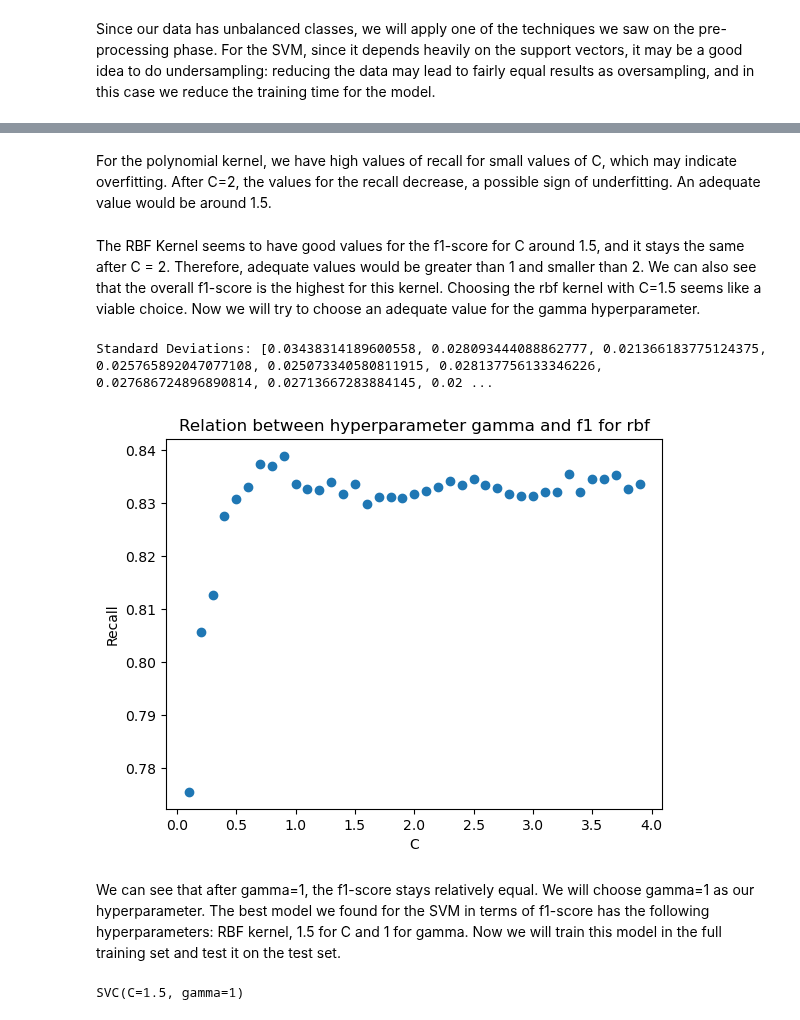
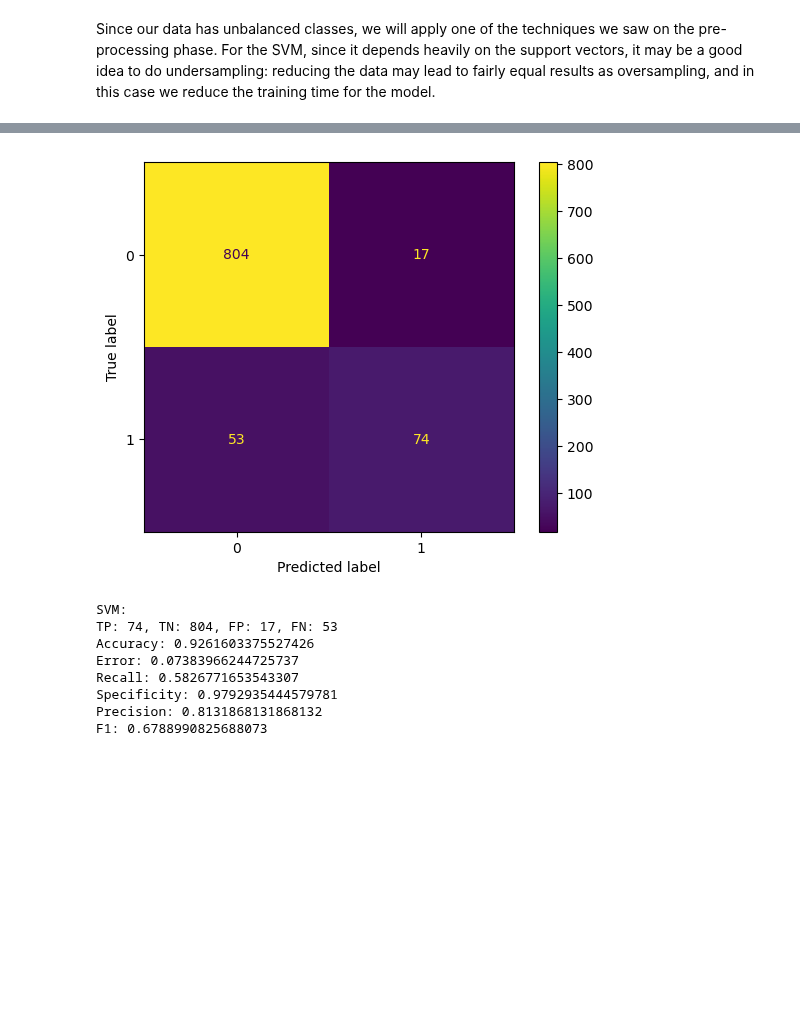
Before and after one commit to TheNoobGoda/ids-project, a Jupyter notebook: src/SVM.ipynb, the cells around one changed output, grey strips where cells are left out. Drawn from its saved outputs; the diff is of its cells as text; code cells hidden in the pictures; blank space fills up the shorter version.

```diff
--- a/src/SVM.ipynb
+++ b/src/SVM.ipynb
@@ -55,10 +110,10 @@ We created a function that will evaluate the final models that we will choose.
 # %%
-def evaluate(model, model_name):
-    predictions = model.predict(Xtest)
+def evaluate(model):
+    predictions = model.predict(X_test)
 
-    cm = metrics.confusion_matrix(ytest, predictions)
+    cm = metrics.confusion_matrix(y_test, predictions)
 
-    ConfusionMatrixDisplay.from_estimator(model, Xtest, ytest)
+    ConfusionMatrixDisplay.from_estimator(model, X_test, y_test)
     plt.show()
 
     tp = cm[1][1]
@@ -69,7 +124,7 @@ def evaluate(model, model_name):
     recall = tp/(tp+fn)
     precision = tp/(tp+fp)
 
-    print(f"{model_name} Kernel SVM:")
+    print(f"SVM:")
     print(f"TP: {tp}, TN: {tn}, FP: {fp}, FN: {fn}")
 
     print(f"Accuracy: {(tp+tn)/total}")
@@ -122,4 +135,0 @@ Aside from small variances, after C=1.5 the values for the f1-score with linear
-# %% [markdown]
-For the polynomial kernel, we have high values of recall for small values of C, which may indicate overfitting. After C=2, the values for the recall decrease, a possible sign of underfitting. An adequate value would be around 1.5.
-# %% [markdown]
-The RBF Kernel seems to have good values for the f1-score for C around 1.5, and it stays the same after C = 2. Therefore, adequate values would be greater than 1 and smaller than 2. We can also see that the overall f1-score is the highest for this kernel. Choosing the rbf kernel with C=1.5 seems like a viable choice. Now we will try to choose an adequate value for the gamma hyperparameter.
@@ -149,15 +136,16 @@ def cvSVMGamma(kernel, n, div, scoring):
-# %%
-cvSVMGamma('rbf', 40, 10, 'f1')
-# %% [output]
-Standard Deviations: [0.03438314189600558, 0.028093444088862777, 0.021366183775124375, 0.025765892047077108, 0.025073340580811915, 0.028137756133346226, 0.027686724896890814, 0.02713667283884145, 0.02 ...
-[figure, removed]
-# %% [markdown]
-We can see that after gamma=1, the f1-score stays relatively equal. We will choose gamma=1 as our hyperparameter.
-The best model we found for the SVM in terms of f1-score has the following hyperparameters: RBF kernel, 1.5 for C and 1 for gamma. Now we will train this model in the full training set and test it on the test set.
 # %%
-# Best Results for F1: kernel='rbf', C=1.5, gamma=1
+#Best Results for Acc and F1: Kernel = RBF, C = 10, Gamma = 1, Degree = 2
 
-svmRBF = SVC(kernel='rbf', C=1.5, gamma=1)
-svmRBF.fit(Xtrain, ytrain)
+svm = SVC(kernel='rbf', C=10, gamma=1, degree=2)
+svm.fit(Xtrain, ytrain)
+evaluate(svm)
 # %% [output]
+[figure, added]
-SVC(C=1.5, gamma=1)
+SVM:
+TP: 74, TN: 804, FP: 17, FN: 53
+Accuracy: 0.9261603375527426
+Error: 0.07383966244725737
+Recall: 0.5826771653543307
+Specificity: 0.9792935444579781
+Precision: 0.8131868131868132
+F1: 0.6788990825688073
```
Also changed, not shown: parts of 29 cells of this notebook.
